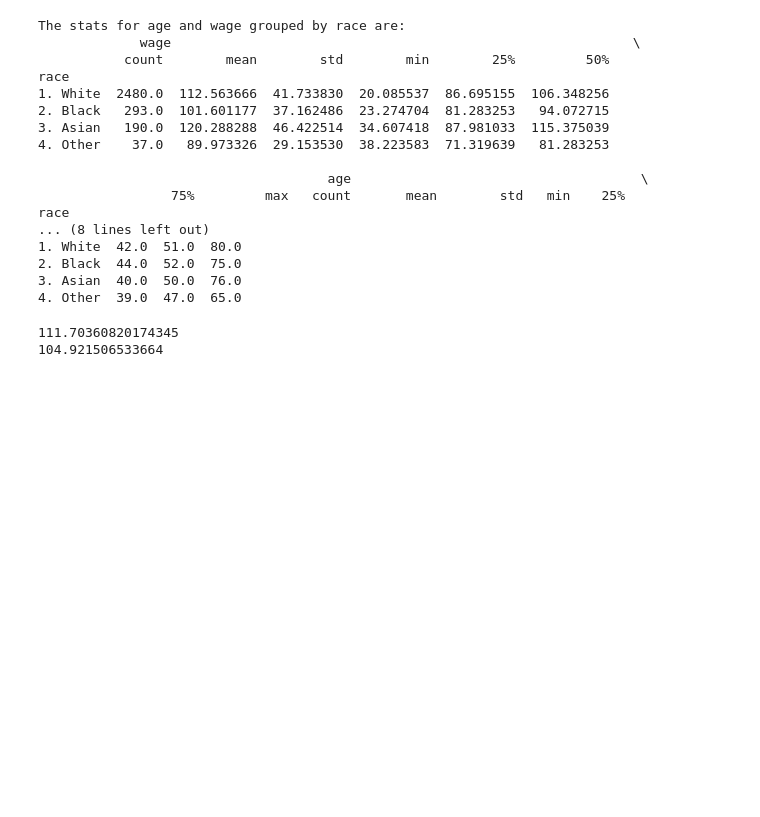
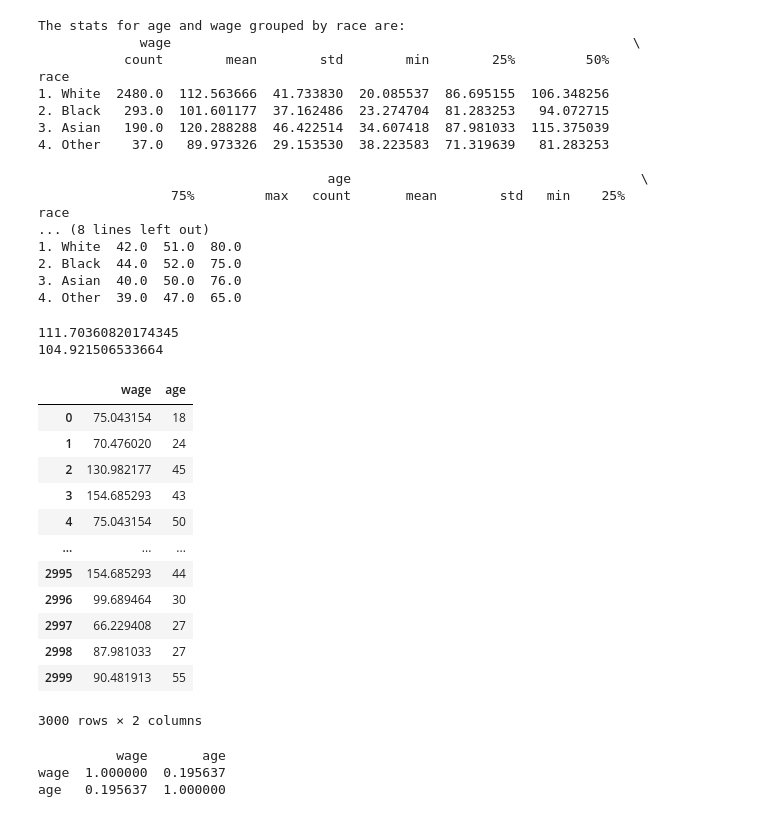
Before and after one commit to juberroc/OIM_7502_classwork, a Jupyter notebook: in_class_assignment_2.ipynb, the cells around one changed output. Drawn from its saved outputs; the diff is of its cells as text; code cells hidden in the pictures; blank space fills up the shorter version.

```diff
--- a/in_class_assignment_2.ipynb
+++ b/in_class_assignment_2.ipynb
@@ -150,3 +153,29 @@ print(wage_median)
 # %% [output]
 111.70360820174345
 104.921506533664
+# %%
+df[['wage','age']]  #displaying the wage and age columns only
+# %% [output]
+|  | wage | age |
+| 0 | 75.043154 | 18 |
+| 1 | 70.476020 | 24 |
+| 2 | 130.982177 | 45 |
+| 3 | 154.685293 | 43 |
+| 4 | 75.043154 | 50 |
+| ... | ... | ... |
+| 2995 | 154.685293 | 44 |
+| 2996 | 99.689464 | 30 |
+| 2997 | 66.229408 | 27 |
+| 2998 | 87.981033 | 27 |
+| 2999 | 90.481913 | 55 |
+3000 rows × 2 columns
+# %%
+correlation = df[['wage','age']].corr()
+
+print(correlation)
+
+#we can see that the correlation coefficient between age and wage is approx 0.2, which means the columns are not heavily correlated.
+# %% [output]
+          wage       age
+wage  1.000000  0.195637
+age   0.195637  1.000000
```
Also changed, not shown: parts of 5 cells of this notebook.
